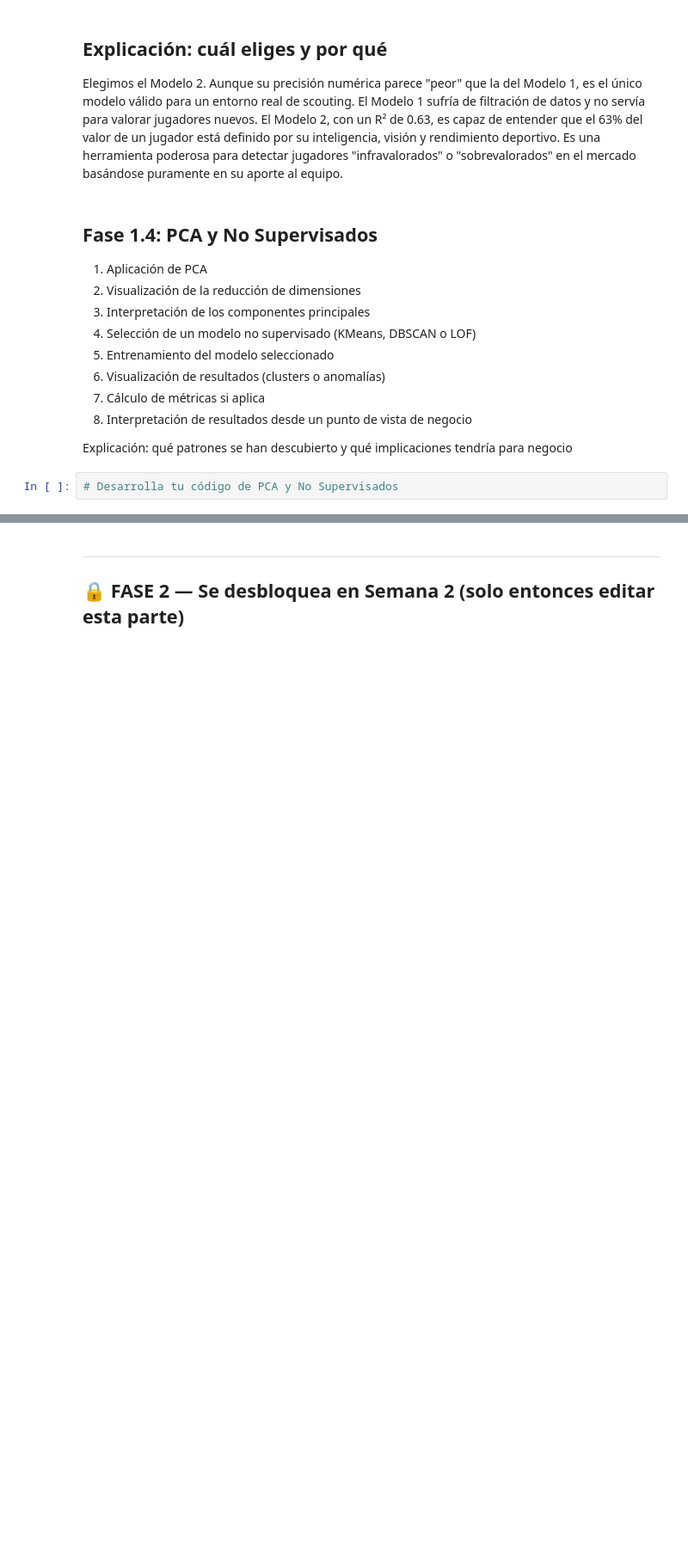
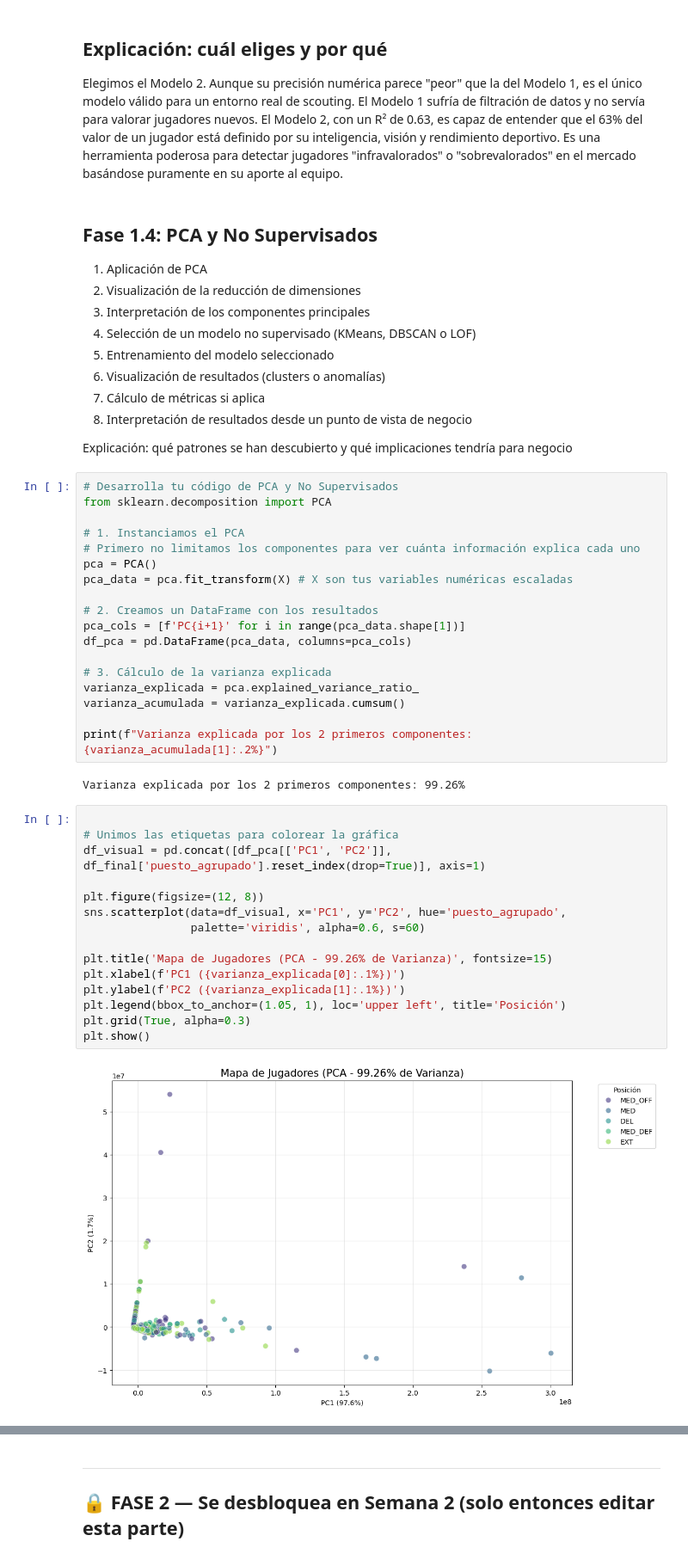
Before and after one commit to amarchenac-ops/repositoryanthony, a Jupyter notebook: [00] - Workshops/Workshop_ML_PartTime.ipynb, the cells around one changed output, grey strips where cells are left out. Shown at 86% size. Cells and saved outputs as stored; diff of their text form; blank space fills up the shorter version.

```diff
--- a/[00] - Workshops/Workshop_ML_PartTime.ipynb
+++ b/[00] - Workshops/Workshop_ML_PartTime.ipynb
@@ -695,5 +695,40 @@ Elegimos el Modelo 2. Aunque su precisión numérica parece "peor" que la del Mo
 8. Interpretación de resultados desde un punto de vista de negocio
 
 Explicación: qué patrones se han descubierto y qué implicaciones tendría para negocio
-# %%
-# Desarrolla tu código de PCA y No Supervisados
+# %%
+# Desarrolla tu código de PCA y No Supervisados
+from sklearn.decomposition import PCA
+
+# 1. Instanciamos el PCA
+# Primero no limitamos los componentes para ver cuánta información explica cada uno
+pca = PCA()
+pca_data = pca.fit_transform(X) # X son tus variables numéricas escaladas
+
+# 2. Creamos un DataFrame con los resultados
+pca_cols = [f'PC{i+1}' for i in range(pca_data.shape[1])]
+df_pca = pd.DataFrame(pca_data, columns=pca_cols)
+
+# 3. Cálculo de la varianza explicada
+varianza_explicada = pca.explained_variance_ratio_
+varianza_acumulada = varianza_explicada.cumsum()
+
+print(f"Varianza explicada por los 2 primeros componentes: {varianza_acumulada[1]:.2%}")
+# %% [output]
+Varianza explicada por los 2 primeros componentes: 99.26%
+# %%
+
+# Unimos las etiquetas para colorear la gráfica
+df_visual = pd.concat([df_pca[['PC1', 'PC2']], df_final['puesto_agrupado'].reset_index(drop=True)], axis=1)
+
+plt.figure(figsize=(12, 8))
+sns.scatterplot(data=df_visual, x='PC1', y='PC2', hue='puesto_agrupado',
+                palette='viridis', alpha=0.6, s=60)
+
+plt.title('Mapa de Jugadores (PCA - 99.26% de Varianza)', fontsize=15)
+plt.xlabel(f'PC1 ({varianza_explicada[0]:.1%})')
+plt.ylabel(f'PC2 ({varianza_explicada[1]:.1%})')
+plt.legend(bbox_to_anchor=(1.05, 1), loc='upper left', title='Posición')
+plt.grid(True, alpha=0.3)
+plt.show()
+# %% [output]
+[figure, added]
```
Also changed, not shown: parts of 6 cells of this notebook.
